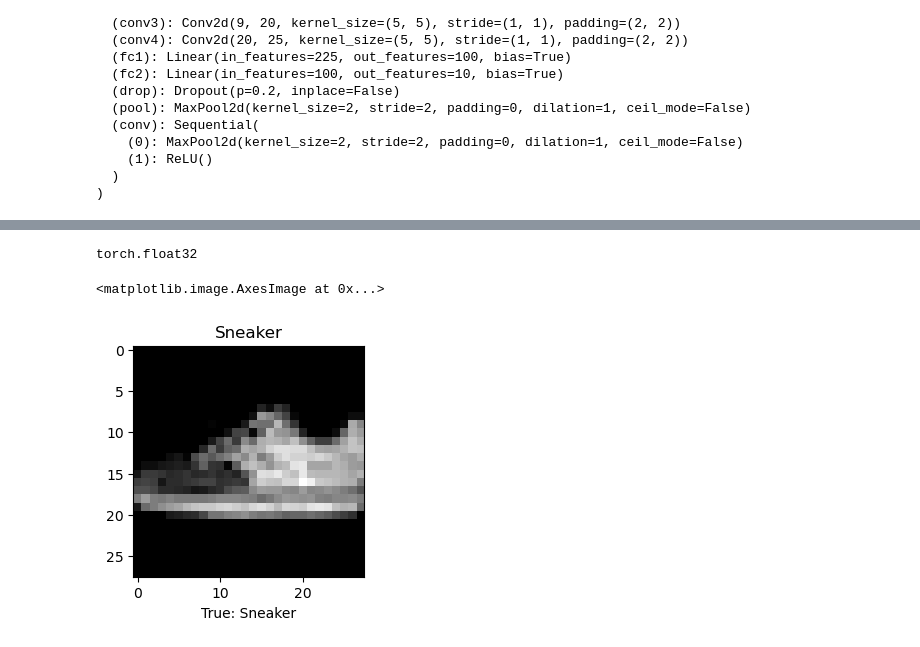
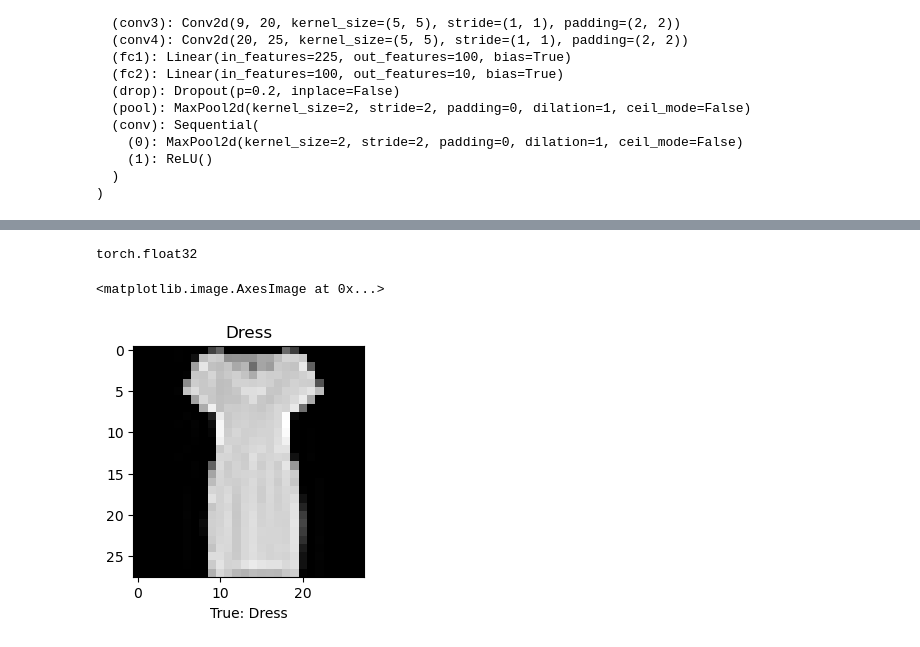
Before and after one commit to ethanh20009/ImageClassifier, a Jupyter notebook: fashion.ipynb, the cells around one changed output, grey strips where cells are left out. Cells and saved outputs as stored; diff of their text form; code cells hidden in the pictures.

```diff
--- a/fashion.ipynb
+++ b/fashion.ipynb
@@ -120,19 +122,19 @@ plt.show()
 # %%
 model.eval()
 labels = ["T-shirt/top", "Trouser", "Pullover", "Dress", "Coat", "Sandal", "Shirt", "Sneaker", "Bag", "Ankle boot"]
-testImage, expectedOutput = trainDataset[529]
+testImage, expectedOutput = trainDataset[20]
 print(testImage.dtype)
 modelOutput = model(testImage.to(device))
 index = torch.argmax(modelOutput[0], dim=0).item()
 
 plt.figure(figsize=[6,3])
 plt.title( labels[index])
 plt.xlabel("True: "+labels[expectedOutput])
 plt.imshow(testImage[0], cmap="gray")
 # %% [output]
 torch.float32
 <matplotlib.image.AxesImage at 0x...>
-[figure, old version]
+[figure, new version]
 # %%
 ##Test Entire ds for accuracy
 model.eval()
```
Also changed, not shown: parts of 6 cells of this notebook, 1 other file.
